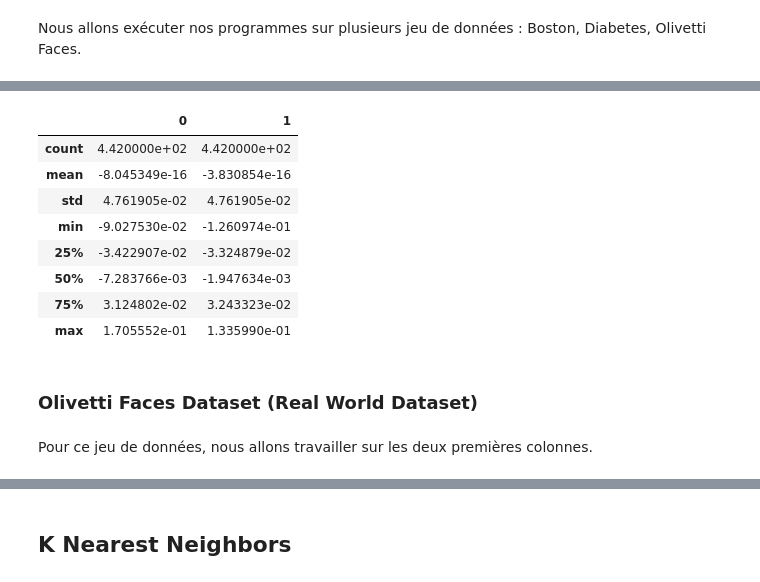
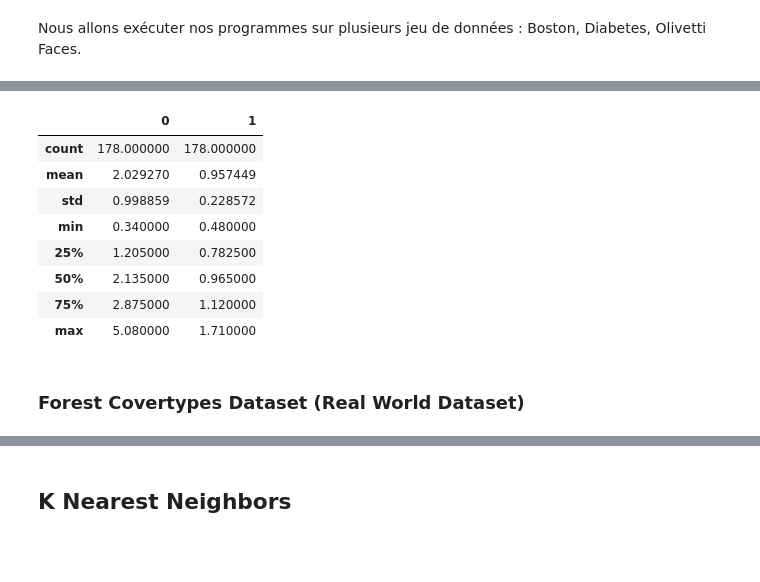
Before and after one commit to hibiga/KNN, a Jupyter notebook: L2.ipynb, the cells around one changed output, grey strips where cells are left out. Cells and saved outputs as stored; diff of their text form; code cells hidden in the pictures; blank space fills up the shorter version.

```diff
--- a/L2.ipynb
+++ b/L2.ipynb
@@ -24,6 +20,0 @@ Pour ce jeu de données, nous allons travailler sur deux colonnes :
-# %%
-boston = datasets.load_boston()
-boston_data = boston.data[:, [0, 11]].tolist()
-boston_data_len = len(boston_data)
-df_boston = pd.DataFrame(boston_data)
-df_boston.describe()
@@ -39,0 +26,4 @@ df_boston.describe()
+# %%
+iris = datasets.load_iris()
+iris_corr = pd.DataFrame(iris.data, columns=iris.feature_names)
+iris_corr.corr()
@@ -45,0 +59,4 @@ Pour ce jeu de données, nous allons travailler sur deux colonnes :
+# %%
+wine = datasets.load_wine()
+wine_corr = pd.DataFrame(wine.data, columns=wine.feature_names)
+wine_corr.corr()
@@ -46,20 +78,17 @@ Pour ce jeu de données, nous allons travailler sur deux colonnes :
 # %%
-diabetes = datasets.load_diabetes()
-diabetes_data = diabetes.data[:, [2, 8]].tolist()
-diabetes_data_len = len(diabetes_data)
-df_diabetes = pd.DataFrame(diabetes_data)
+wine_data = wine.data[:, [6, 10]].tolist()
+wine_data_len = len(wine_data)
+df_diabetes = pd.DataFrame(wine_data)
 df_diabetes.describe()
 # %% [output]
 |  | 0 | 1 |
-| count | 4.420000e+02 | 4.420000e+02 |
-| mean | -8.045349e-16 | -3.830854e-16 |
-| std | 4.761905e-02 | 4.761905e-02 |
-| min | -9.027530e-02 | -1.260974e-01 |
-| 25% | -3.422907e-02 | -3.324879e-02 |
-| 50% | -7.283766e-03 | -1.947634e-03 |
-| 75% | 3.124802e-02 | 3.243323e-02 |
-| max | 1.705552e-01 | 1.335990e-01 |
+| count | 178.000000 | 178.000000 |
+| mean | 2.029270 | 0.957449 |
+| std | 0.998859 | 0.228572 |
+| min | 0.340000 | 0.480000 |
+| 25% | 1.205000 | 0.782500 |
+| 50% | 2.135000 | 0.965000 |
+| 75% | 2.875000 | 1.120000 |
+| max | 5.080000 | 1.710000 |
 # %% [markdown]
-### Olivetti Faces Dataset (Real World Dataset)
+### Forest Covertypes Dataset (Real World Dataset)
-# %% [markdown]
-Pour ce jeu de données, nous allons travailler sur les deux premières colonnes.
```
Also changed, not shown: parts of 21 cells of this notebook.
